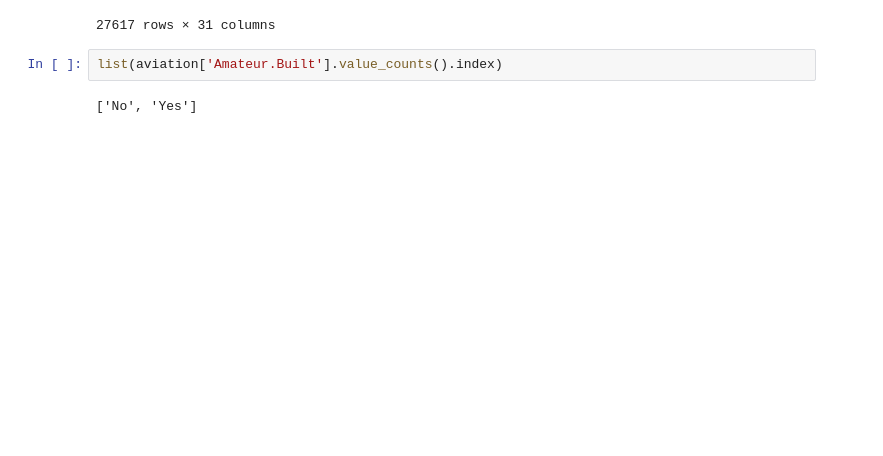
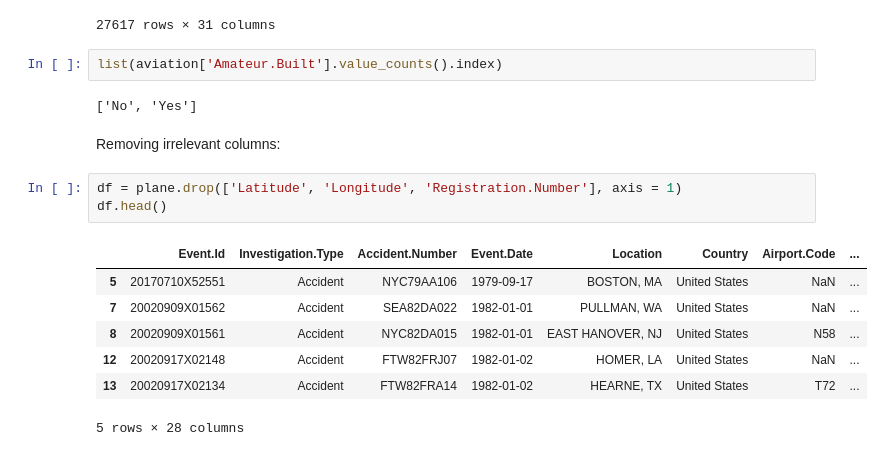
Before and after one commit to dangrosen/Aviation_Project, a Jupyter notebook: aviation_division_updated.ipynb, the cells around one changed output. Cells and saved outputs as stored; diff of their text form; blank space fills up the shorter version.

```diff
--- a/aviation_division_updated.ipynb
+++ b/aviation_division_updated.ipynb
@@ -133,3 +133,16 @@ plane.sort_values(by = 'Event.Date')
 list(aviation['Amateur.Built'].value_counts().index)
 # %% [output]
 ['No', 'Yes']
+# %% [markdown]
+Removing irrelevant columns:
+# %%
+df = plane.drop(['Latitude', 'Longitude', 'Registration.Number'], axis = 1)
+df.head()
+# %% [output]
+|  | Event.Id | Investigation.Type | Accident.Number | Event.Date | Location | Country | Airport.Code | ... |
+| 5 | 20170710X52551 | Accident | NYC79AA106 | 1979-09-17 | BOSTON, MA | United States | NaN | ... |
+| 7 | 20020909X01562 | Accident | SEA82DA022 | 1982-01-01 | PULLMAN, WA | United States | NaN | ... |
+| 8 | 20020909X01561 | Accident | NYC82DA015 | 1982-01-01 | EAST HANOVER, NJ | United States | N58 | ... |
+| 12 | 20020917X02148 | Accident | FTW82FRJ07 | 1982-01-02 | HOMER, LA | United States | NaN | ... |
+| 13 | 20020917X02134 | Accident | FTW82FRA14 | 1982-01-02 | HEARNE, TX | United States | T72 | ... |
+5 rows × 28 columns
```
Also changed, not shown: parts of 5 cells of this notebook.
